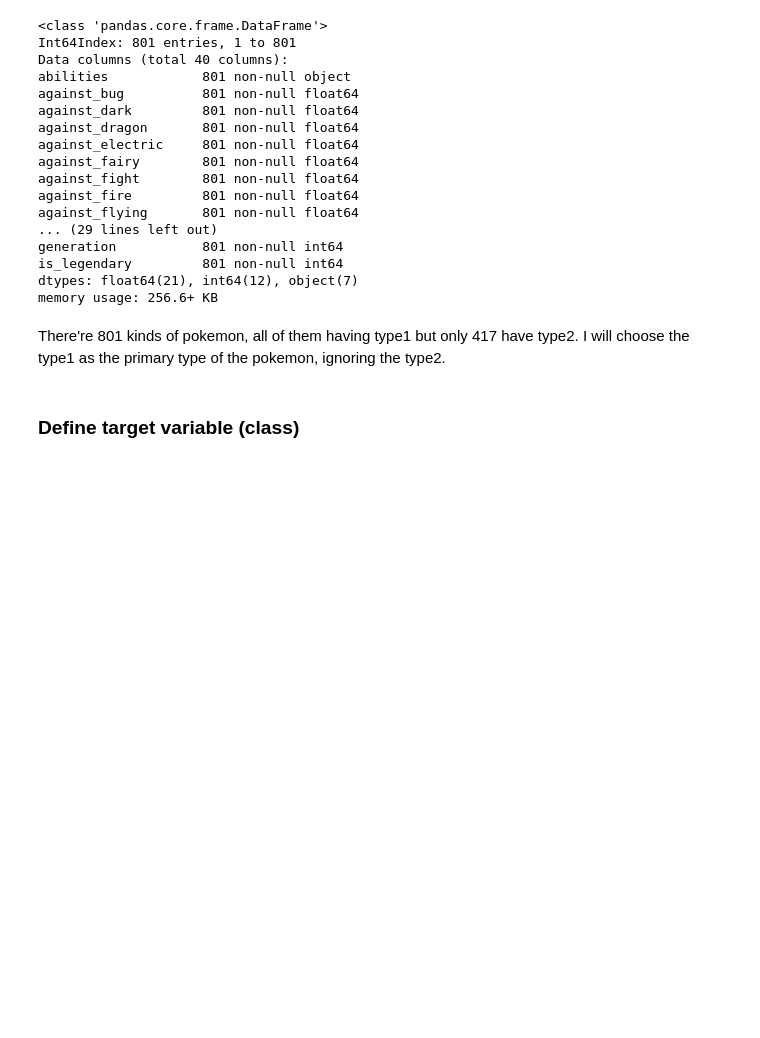
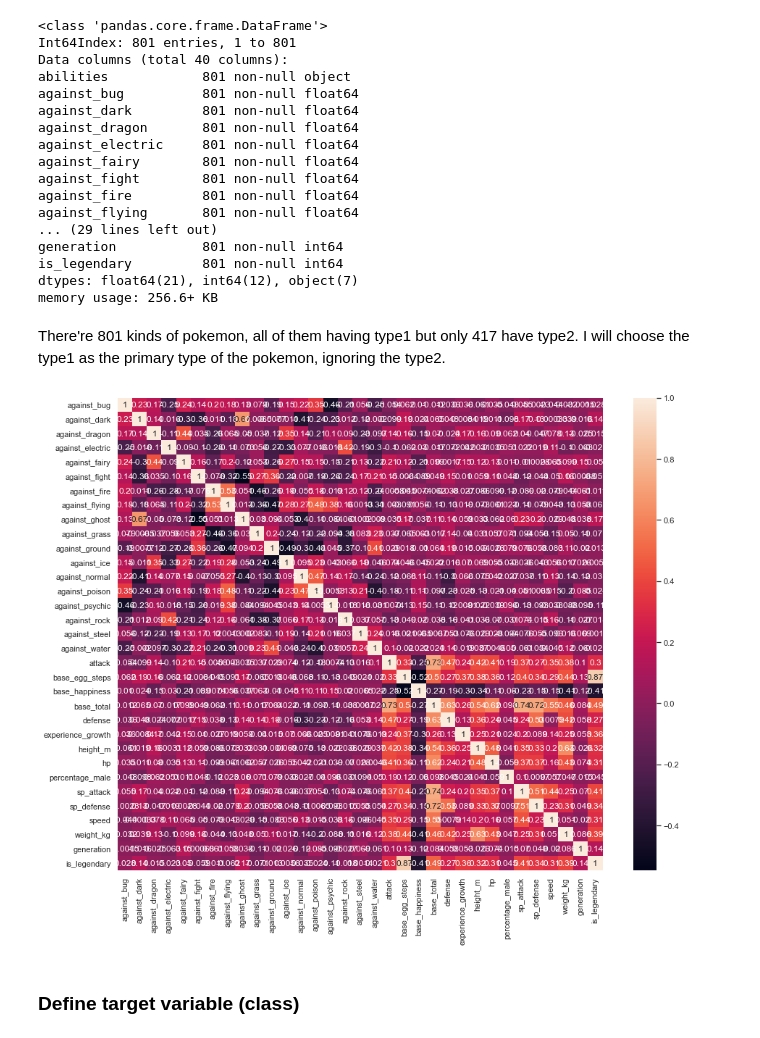
Before and after one commit to nobobobo/data-science-notebook, a Jupyter notebook: project/pokemon_classifier/pokemon_classifier.ipynb, the cells around one changed output. Drawn from its saved outputs; the diff is of its cells as text; code cells hidden in the pictures; blank space fills up the shorter version.

```diff
--- a/project/pokemon_classifier/pokemon_classifier.ipynb
+++ b/project/pokemon_classifier/pokemon_classifier.ipynb
@@ -112,6 +112,13 @@ memory usage: 256.6+ KB
 # %% [markdown]
 There're 801 kinds of pokemon, all of them having type1 but only 417 have type2.
 I will choose the type1 as the primary type of the pokemon, ignoring the type2.
+# %%
+corrMatrix = data.corr()
+plt.figure(figsize=(15,12))
+seaborn.heatmap(corrMatrix, annot= True)
+plt.show()
+# %% [output]
+[figure, added]
 # %% [markdown]
 ### Define target variable (class)
 # %%
```
Also changed, not shown: parts of 9 cells of this notebook.
